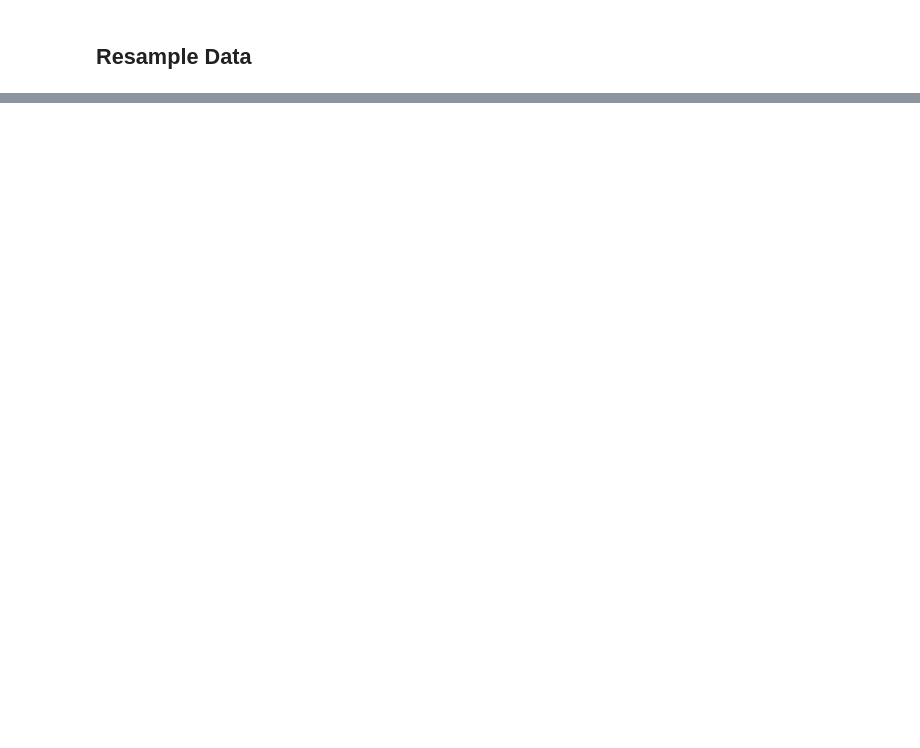
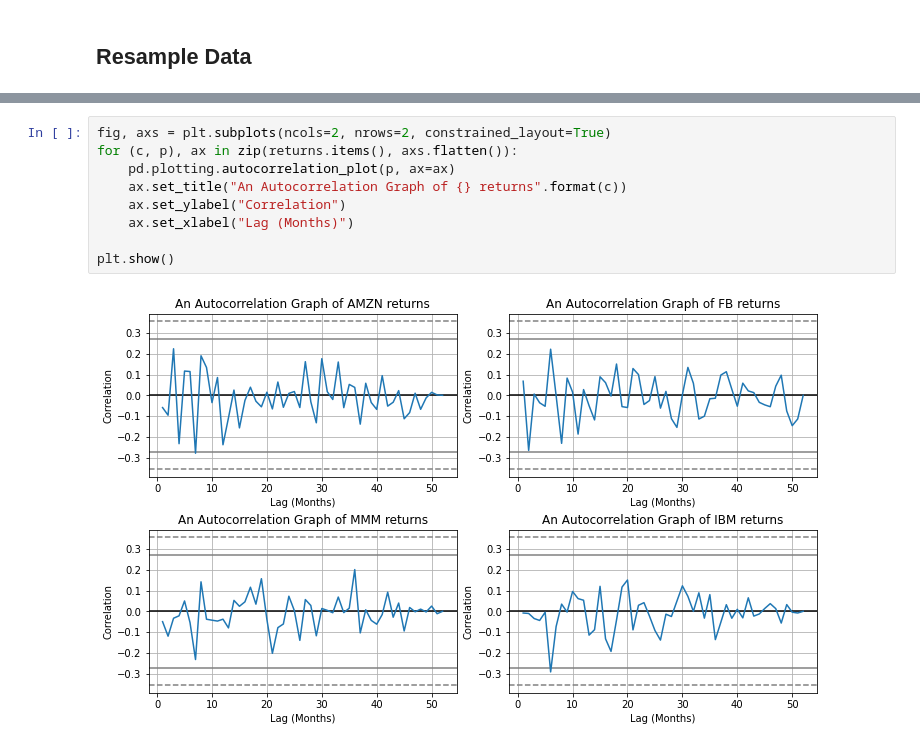
Before and after one commit to brunocgf/CertificationUT_DS, a Jupyter notebook: Fundations_of_DS/Module07/Assignment/assignment3.ipynb, the cells around one changed output, grey strips where cells are left out. Cells and saved outputs as stored; diff of their text form; blank space fills up the shorter version.

```diff
--- a/Fundations_of_DS/Module07/Assignment/assignment3.ipynb
+++ b/Fundations_of_DS/Module07/Assignment/assignment3.ipynb
@@ -118,0 +161,11 @@ Freq: BM, Name: Adj Close, Length: 60, dtype: float64
+# %%
+fig, axs = plt.subplots(ncols=2, nrows=2, constrained_layout=True)
+for (c, p), ax in zip(returns.items(), axs.flatten()):
+    pd.plotting.autocorrelation_plot(p, ax=ax)
+    ax.set_title("An Autocorrelation Graph of {} returns".format(c))
+    ax.set_ylabel("Correlation")
+    ax.set_xlabel("Lag (Months)")
+
+plt.show()
+# %% [output]
+[figure, added]
```
Also changed, not shown: parts of 22 cells of this notebook, 1 other file.
